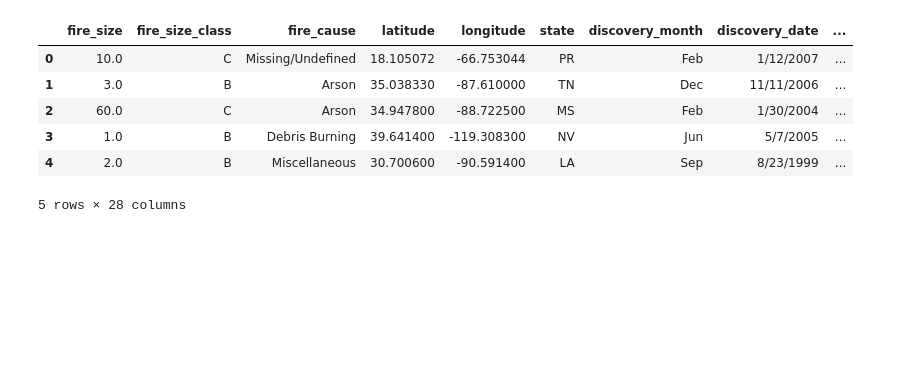
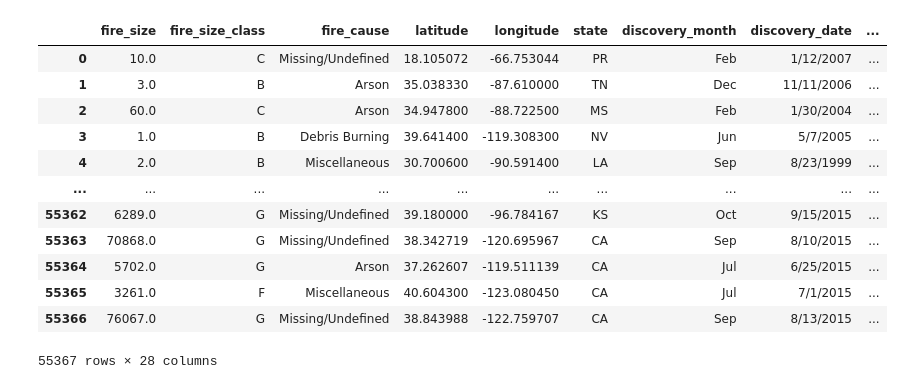
Before and after one commit to Ariannatopbjerg/project_one, a Jupyter notebook: Notebooks/Untitled.ipynb, the cells around one changed output. Cells and saved outputs as stored; diff of their text form; code cells hidden in the pictures; blank space fills up the shorter version.

```diff
--- a/Notebooks/Untitled.ipynb
+++ b/Notebooks/Untitled.ipynb
@@ -1,14 +1,20 @@
 # %%
 import pandas as pd
 
 # Import our input dataset
 fire_df = pd.read_csv('../Resources/wildfire_v2_clean_data.csv')
-fire_df.head()
+fire_df
 # %% [output]
 |  | fire_size | fire_size_class | fire_cause | latitude | longitude | state | discovery_month | discovery_date | ... |
 | 0 | 10.0 | C | Missing/Undefined | 18.105072 | -66.753044 | PR | Feb | 1/12/2007 | ... |
 | 1 | 3.0 | B | Arson | 35.038330 | -87.610000 | TN | Dec | 11/11/2006 | ... |
 | 2 | 60.0 | C | Arson | 34.947800 | -88.722500 | MS | Feb | 1/30/2004 | ... |
 | 3 | 1.0 | B | Debris Burning | 39.641400 | -119.308300 | NV | Jun | 5/7/2005 | ... |
 | 4 | 2.0 | B | Miscellaneous | 30.700600 | -90.591400 | LA | Sep | 8/23/1999 | ... |
+| ... | ... | ... | ... | ... | ... | ... | ... | ... | ... |
+| 55362 | 6289.0 | G | Missing/Undefined | 39.180000 | -96.784167 | KS | Oct | 9/15/2015 | ... |
+| 55363 | 70868.0 | G | Missing/Undefined | 38.342719 | -120.695967 | CA | Sep | 8/10/2015 | ... |
+| 55364 | 5702.0 | G | Arson | 37.262607 | -119.511139 | CA | Jul | 6/25/2015 | ... |
+| 55365 | 3261.0 | F | Miscellaneous | 40.604300 | -123.080450 | CA | Jul | 7/1/2015 | ... |
+| 55366 | 76067.0 | G | Missing/Undefined | 38.843988 | -122.759707 | CA | Sep | 8/13/2015 | ... |
-5 rows × 28 columns
+55367 rows × 28 columns
```
Also changed, not shown: parts of 25 cells of this notebook, 2 other files.
